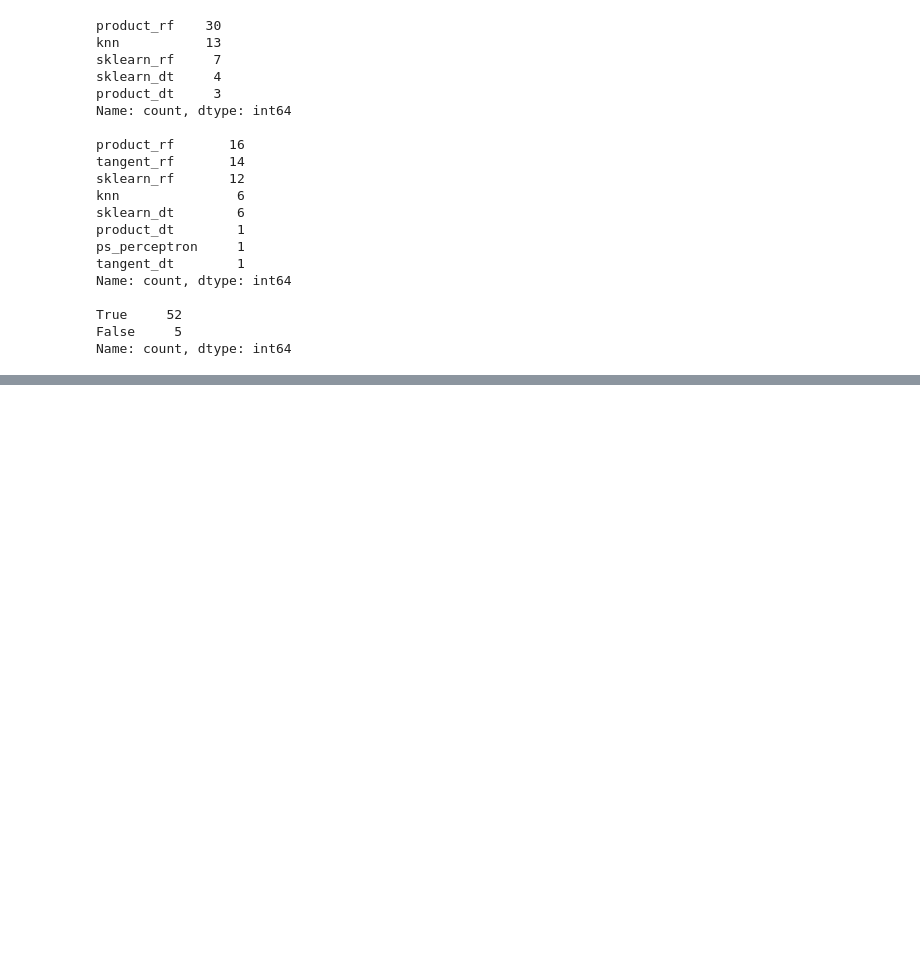
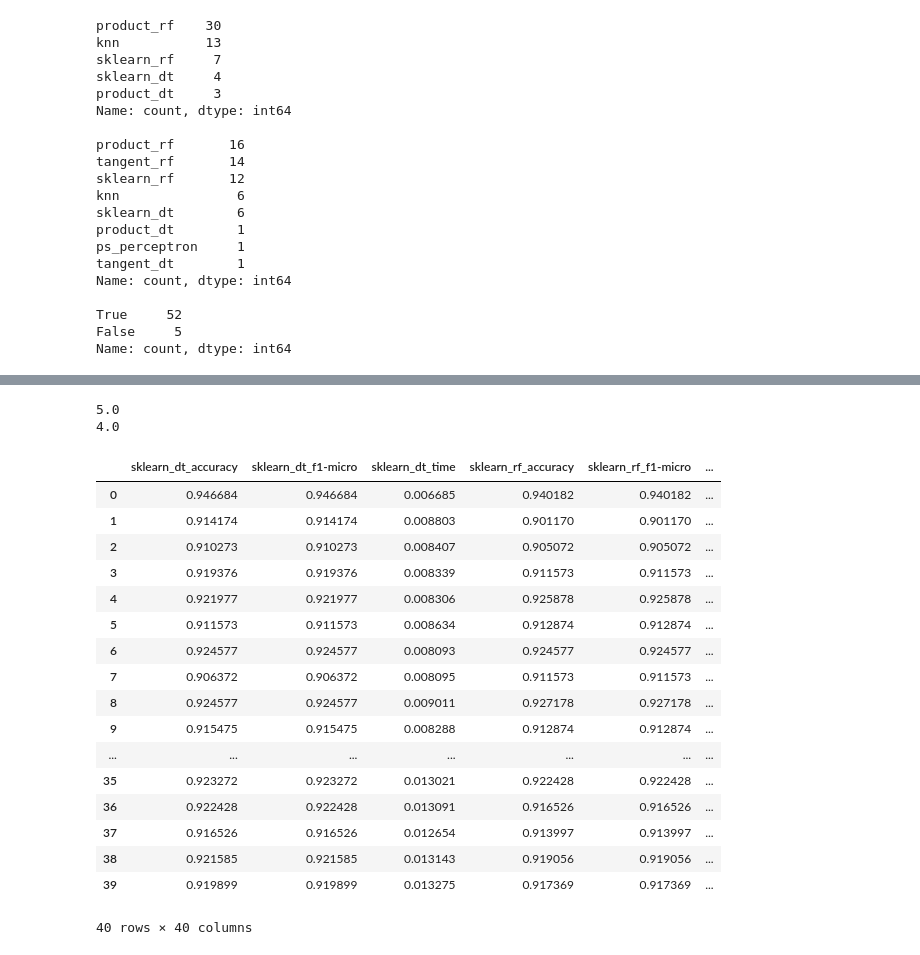
Before and after one commit to dydact/manify, a Jupyter notebook: notebooks/32_big_table.ipynb, the cells around one changed output, grey strips where cells are left out. Cells and saved outputs as stored; diff of their text form; code cells hidden in the pictures; blank space fills up the shorter version.

```diff
--- a/notebooks/32_big_table.ipynb
+++ b/notebooks/32_big_table.ipynb
@@ -499,0 +636,7 @@ Name: count, dtype: int64
+# %%
+_t1, _t2 = pd.Series([1, 2, 3, 4, 5, 5, 5.0001]).round(1).drop_duplicates().nlargest(2)
+print(_t1)
+print(_t2)
+# %% [output]
+5.0
+4.0
@@ -499,0 +747,21 @@ Name: count, dtype: int64
+# %%
+links
+# %% [output]
+|  | sklearn_dt_accuracy | sklearn_dt_f1-micro | sklearn_dt_time | sklearn_rf_accuracy | sklearn_rf_f1-micro | ... |
+| 0 | 0.946684 | 0.946684 | 0.006685 | 0.940182 | 0.940182 | ... |
+| 1 | 0.914174 | 0.914174 | 0.008803 | 0.901170 | 0.901170 | ... |
+| 2 | 0.910273 | 0.910273 | 0.008407 | 0.905072 | 0.905072 | ... |
+| 3 | 0.919376 | 0.919376 | 0.008339 | 0.911573 | 0.911573 | ... |
+| 4 | 0.921977 | 0.921977 | 0.008306 | 0.925878 | 0.925878 | ... |
+| 5 | 0.911573 | 0.911573 | 0.008634 | 0.912874 | 0.912874 | ... |
+| 6 | 0.924577 | 0.924577 | 0.008093 | 0.924577 | 0.924577 | ... |
+| 7 | 0.906372 | 0.906372 | 0.008095 | 0.911573 | 0.911573 | ... |
+| 8 | 0.924577 | 0.924577 | 0.009011 | 0.927178 | 0.927178 | ... |
+| 9 | 0.915475 | 0.915475 | 0.008288 | 0.912874 | 0.912874 | ... |
+| ... | ... | ... | ... | ... | ... | ... |
+| 35 | 0.923272 | 0.923272 | 0.013021 | 0.922428 | 0.922428 | ... |
+| 36 | 0.922428 | 0.922428 | 0.013091 | 0.916526 | 0.916526 | ... |
+| 37 | 0.916526 | 0.916526 | 0.012654 | 0.913997 | 0.913997 | ... |
+| 38 | 0.921585 | 0.921585 | 0.013143 | 0.919056 | 0.919056 | ... |
+| 39 | 0.919899 | 0.919899 | 0.013275 | 0.917369 | 0.917369 | ... |
+40 rows × 40 columns
```
Also changed, not shown: parts of 10 cells of this notebook, 11 other files.
